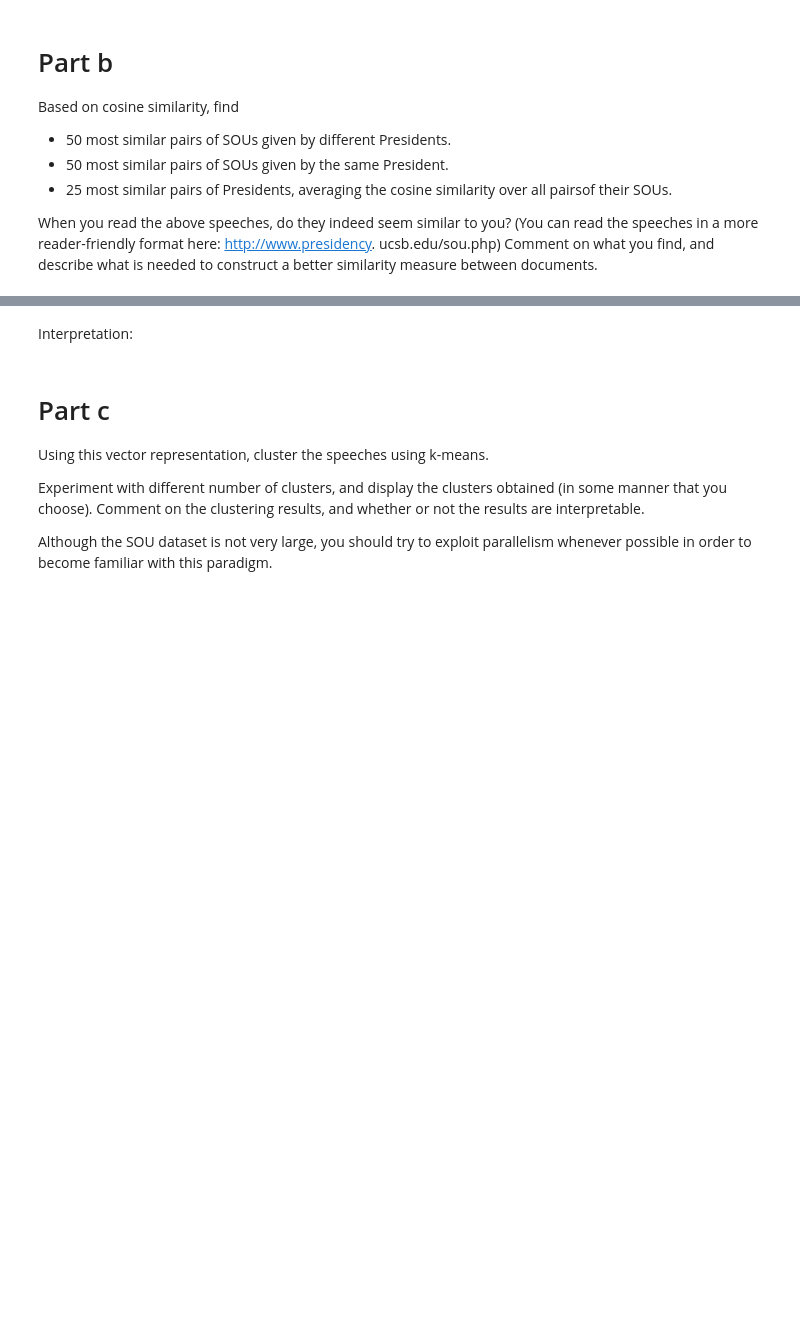
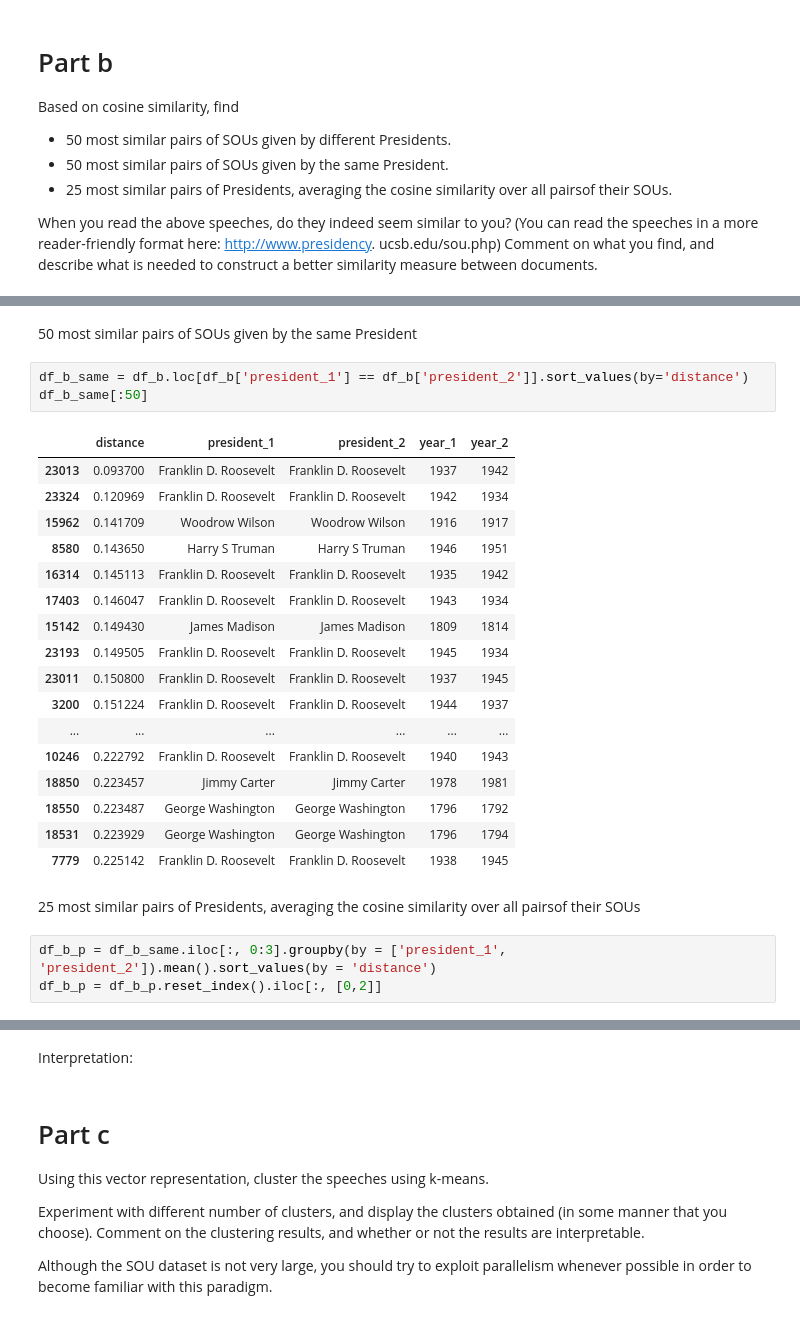
Before and after one commit to reidmcy/ML-Assigments, a Jupyter notebook: lsda/Assignment_2/assn2_prob2.ipynb, the cells around one changed output, grey strips where cells are left out. Saved outputs shown, nothing was run; the diff lists cells and outputs as text; blank space fills up the shorter version.

```diff
--- a/lsda/Assignment_2/assn2_prob2.ipynb
+++ b/lsda/Assignment_2/assn2_prob2.ipynb
@@ -121,0 +193,28 @@ When you read the above speeches, do they indeed seem similar to you? (You can r
+# %% [markdown]
+50 most similar pairs of SOUs given by the same President
+# %%
+df_b_same = df_b.loc[df_b['president_1'] == df_b['president_2']].sort_values(by='distance')
+df_b_same[:50]
+# %% [output]
+|  | distance | president_1 | president_2 | year_1 | year_2 |
+| 23013 | 0.093700 | Franklin D. Roosevelt | Franklin D. Roosevelt | 1937 | 1942 |
+| 23324 | 0.120969 | Franklin D. Roosevelt | Franklin D. Roosevelt | 1942 | 1934 |
+| 15962 | 0.141709 | Woodrow Wilson | Woodrow Wilson | 1916 | 1917 |
+| 8580 | 0.143650 | Harry S Truman | Harry S Truman | 1946 | 1951 |
+| 16314 | 0.145113 | Franklin D. Roosevelt | Franklin D. Roosevelt | 1935 | 1942 |
+| 17403 | 0.146047 | Franklin D. Roosevelt | Franklin D. Roosevelt | 1943 | 1934 |
+| 15142 | 0.149430 | James Madison | James Madison | 1809 | 1814 |
+| 23193 | 0.149505 | Franklin D. Roosevelt | Franklin D. Roosevelt | 1945 | 1934 |
+| 23011 | 0.150800 | Franklin D. Roosevelt | Franklin D. Roosevelt | 1937 | 1945 |
+| 3200 | 0.151224 | Franklin D. Roosevelt | Franklin D. Roosevelt | 1944 | 1937 |
+| ... | ... | ... | ... | ... | ... |
+| 10246 | 0.222792 | Franklin D. Roosevelt | Franklin D. Roosevelt | 1940 | 1943 |
+| 18850 | 0.223457 | Jimmy Carter | Jimmy Carter | 1978 | 1981 |
+| 18550 | 0.223487 | George Washington | George Washington | 1796 | 1792 |
+| 18531 | 0.223929 | George Washington | George Washington | 1796 | 1794 |
+| 7779 | 0.225142 | Franklin D. Roosevelt | Franklin D. Roosevelt | 1938 | 1945 |
+# %% [markdown]
+25 most similar pairs of Presidents, averaging the cosine similarity over all pairsof their SOUs
+# %%
+df_b_p = df_b_same.iloc[:, 0:3].groupby(by = ['president_1', 'president_2']).mean().sort_values(by = 'distance')
+df_b_p = df_b_p.reset_index().iloc[:, [0,2]]
```
Also changed, not shown: parts of 23 cells of this notebook.
